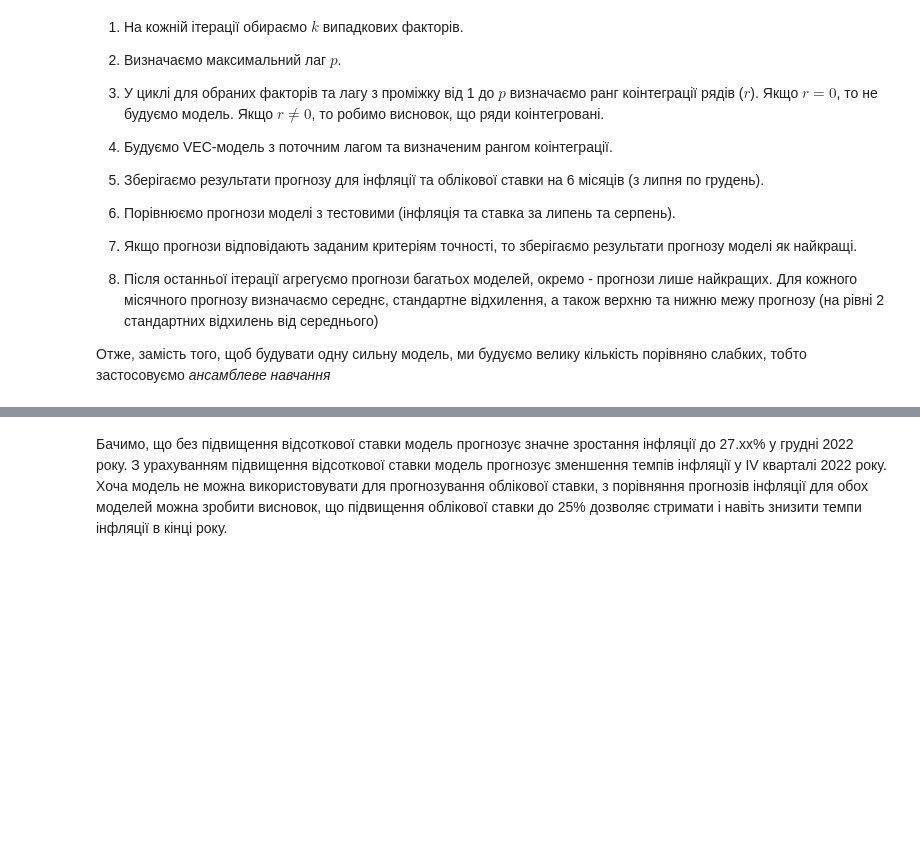
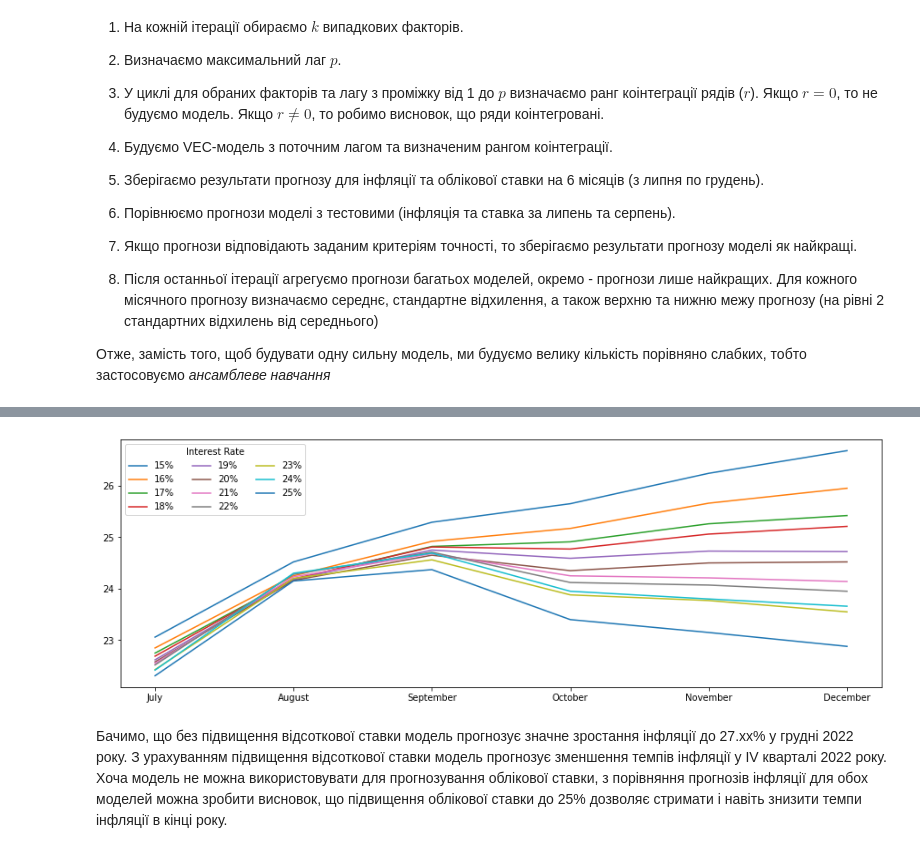
Before and after one commit to poopaandloopa/nbu_univ_challenge, a Jupyter notebook: models.ipynb, the cells around one changed output, grey strips where cells are left out. Cells and saved outputs as stored; diff of their text form; code cells hidden in the pictures; blank space fills up the shorter version.

```diff
--- a/models.ipynb
+++ b/models.ipynb
@@ -386,0 +358,11 @@ Lower 2STDs: [9.75 9.33 9.17 8.74 8.02 7.   6.07]
+# %%
+sim_res = {}
+for intrate in range(15, 26):
+    data_ir_sim = data.copy()
+    data_ir_sim.loc["2022-06-30", "Interest Rate"] = intrate
+
+    model_ir_sim = BaggingVECM()
+    model_ir_sim.fit_model(data=data_ir_sim, start_date='2016', end_date='2022-06', test_data=[22.2, 23.8], predict_periods=6, num_iter=1000, acc=5)
+    model_ir_sim.predict_info()
+    sim_res[intrate] = model_ir_sim.mean_best_inflation_predicts
+clear_output()
@@ -387,3 +383,12 @@ Lower 2STDs: [9.75 9.33 9.17 8.74 8.02 7.   6.07]
+# %%
+plt.figure(figsize=(15,5))
+for idx in sim_res.keys():
+    plt.plot(['July', 'August', 'September', 'October', 'November', 'December'], sim_res[idx], label=f'{idx}%')
+
+plt.legend(loc='upper left', ncol=3, title='Interest Rate')
+plt.show()
+# %% [output]
+[figure, added]
 # %% [markdown]
 Бачимо, що без підвищення відсоткової ставки модель прогнозує значне зростання інфляції до 27.xx% у грудні 2022 року. З урахуванням підвищення відсоткової ставки модель прогнозує зменшення темпів інфляції у IV кварталі 2022 року. Хоча модель не можна використовувати для прогнозування облікової ставки, з порівняння прогнозів інфляції для обох моделей можна зробити висновок, що підвищення облікової ставки до 25% дозволяє стримати і навіть знизити темпи інфляції в кінці року.
 # %% [markdown]
```
Also changed, not shown: parts of 12 cells of this notebook.
